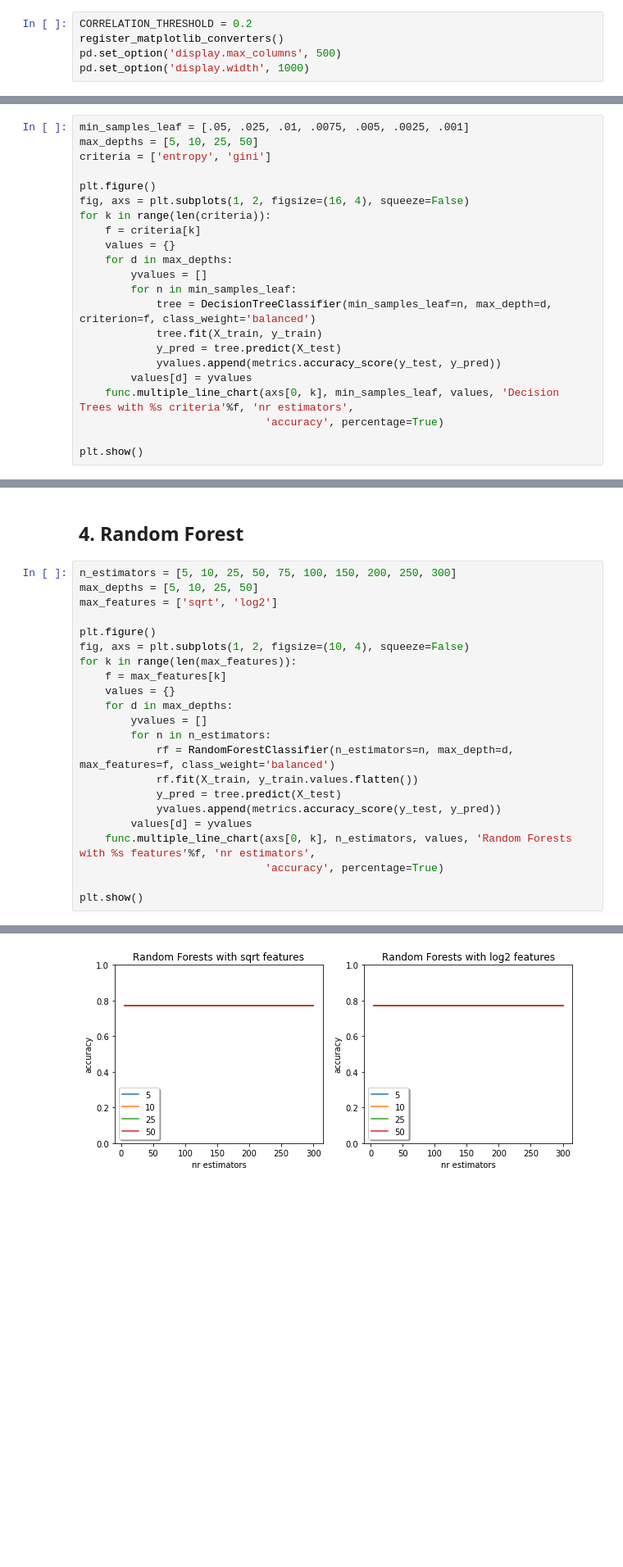
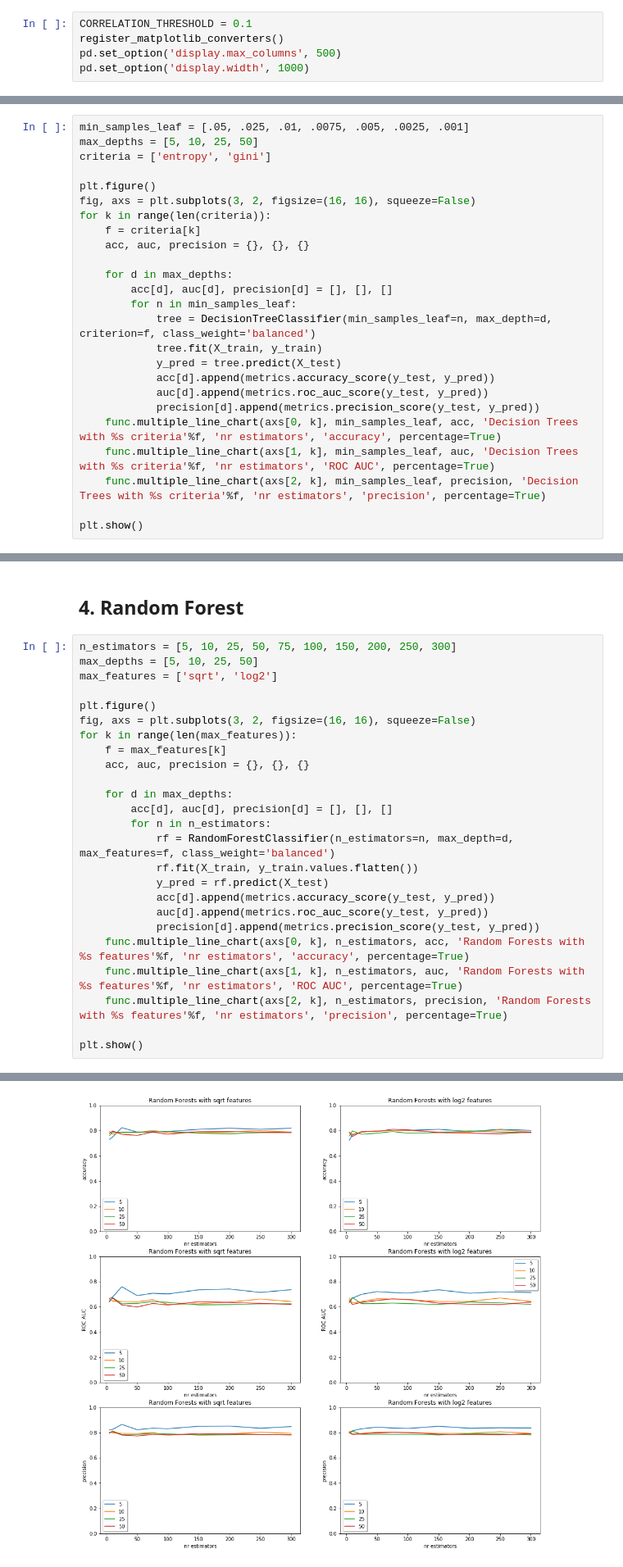
Before and after one commit to MartinXPN/Tecnico, a Jupyter notebook: DataScience/Project1.ipynb, the cells around one changed output, grey strips where cells are left out. Shown at 82% size. Drawn from its saved outputs; the diff is of its cells as text; blank space fills up the shorter version.

```diff
--- a/DataScience/Project1.ipynb
+++ b/DataScience/Project1.ipynb
@@ -11,7 +11,7 @@ from sklearn.impute import SimpleImputer
 %matplotlib inline
 import ipynb.fs.defs.functions as func
 # %%
-CORRELATION_THRESHOLD = 0.2
+CORRELATION_THRESHOLD = 0.1
 register_matplotlib_converters()
 pd.set_option('display.max_columns', 500)
 pd.set_option('display.width', 1000)
@@ -331,20 +344,23 @@ max_depths = [5, 10, 25, 50]
 criteria = ['entropy', 'gini']
 
 plt.figure()
-fig, axs = plt.subplots(1, 2, figsize=(16, 4), squeeze=False)
+fig, axs = plt.subplots(3, 2, figsize=(16, 16), squeeze=False)
 for k in range(len(criteria)):
     f = criteria[k]
-    values = {}
+    acc, auc, precision = {}, {}, {}
+
     for d in max_depths:
-        yvalues = []
+        acc[d], auc[d], precision[d] = [], [], []
         for n in min_samples_leaf:
             tree = DecisionTreeClassifier(min_samples_leaf=n, max_depth=d, criterion=f, class_weight='balanced')
             tree.fit(X_train, y_train)
             y_pred = tree.predict(X_test)
-            yvalues.append(metrics.accuracy_score(y_test, y_pred))
-        values[d] = yvalues
-    func.multiple_line_chart(axs[0, k], min_samples_leaf, values, 'Decision Trees with %s criteria'%f, 'nr estimators',
-                             'accuracy', percentage=True)
+            acc[d].append(metrics.accuracy_score(y_test, y_pred))
+            auc[d].append(metrics.roc_auc_score(y_test, y_pred))
+            precision[d].append(metrics.precision_score(y_test, y_pred))
+    func.multiple_line_chart(axs[0, k], min_samples_leaf, acc, 'Decision Trees with %s criteria'%f, 'nr estimators', 'accuracy', percentage=True)
+    func.multiple_line_chart(axs[1, k], min_samples_leaf, auc, 'Decision Trees with %s criteria'%f, 'nr estimators', 'ROC AUC', percentage=True)
+    func.multiple_line_chart(axs[2, k], min_samples_leaf, precision, 'Decision Trees with %s criteria'%f, 'nr estimators', 'precision', percentage=True)
 
 plt.show()
 # %% [output]
@@ -355,25 +371,28 @@ plt.show()
 # %%
 n_estimators = [5, 10, 25, 50, 75, 100, 150, 200, 250, 300]
 max_depths = [5, 10, 25, 50]
 max_features = ['sqrt', 'log2']
 
 plt.figure()
-fig, axs = plt.subplots(1, 2, figsize=(10, 4), squeeze=False)
+fig, axs = plt.subplots(3, 2, figsize=(16, 16), squeeze=False)
 for k in range(len(max_features)):
     f = max_features[k]
-    values = {}
+    acc, auc, precision = {}, {}, {}
+
     for d in max_depths:
-        yvalues = []
+        acc[d], auc[d], precision[d] = [], [], []
         for n in n_estimators:
             rf = RandomForestClassifier(n_estimators=n, max_depth=d, max_features=f, class_weight='balanced')
             rf.fit(X_train, y_train.values.flatten())
-            y_pred = tree.predict(X_test)
-            yvalues.append(metrics.accuracy_score(y_test, y_pred))
-        values[d] = yvalues
-    func.multiple_line_chart(axs[0, k], n_estimators, values, 'Random Forests with %s features'%f, 'nr estimators',
-                             'accuracy', percentage=True)
+            y_pred = rf.predict(X_test)
+            acc[d].append(metrics.accuracy_score(y_test, y_pred))
+            auc[d].append(metrics.roc_auc_score(y_test, y_pred))
+            precision[d].append(metrics.precision_score(y_test, y_pred))
+    func.multiple_line_chart(axs[0, k], n_estimators, acc, 'Random Forests with %s features'%f, 'nr estimators', 'accuracy', percentage=True)
+    func.multiple_line_chart(axs[1, k], n_estimators, auc, 'Random Forests with %s features'%f, 'nr estimators', 'ROC AUC', percentage=True)
+    func.multiple_line_chart(axs[2, k], n_estimators, precision, 'Random Forests with %s features'%f, 'nr estimators', 'precision', percentage=True)
 
 plt.show()
 # %% [output]
 <Figure size 432x288 with 0 Axes>
-[figure, old version]
+[figure, new version]
```
Also changed, not shown: parts of 13 cells of this notebook, 1 other file.
